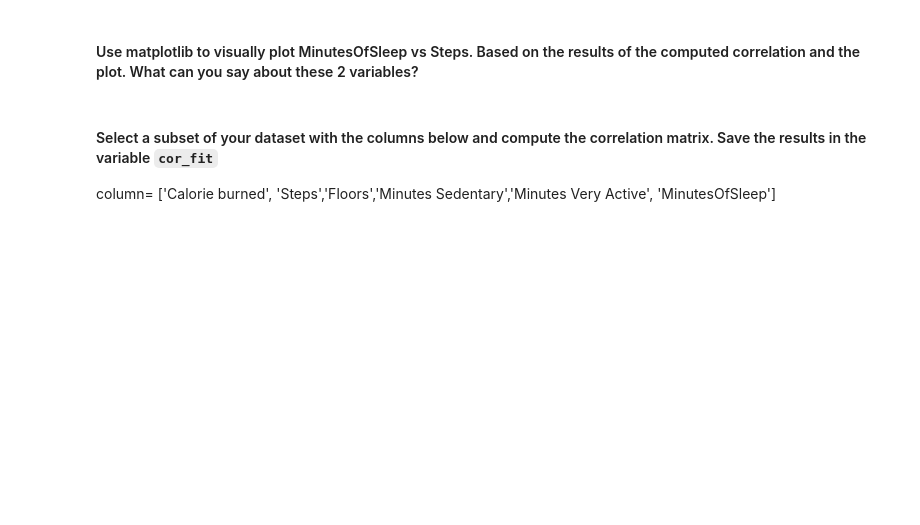
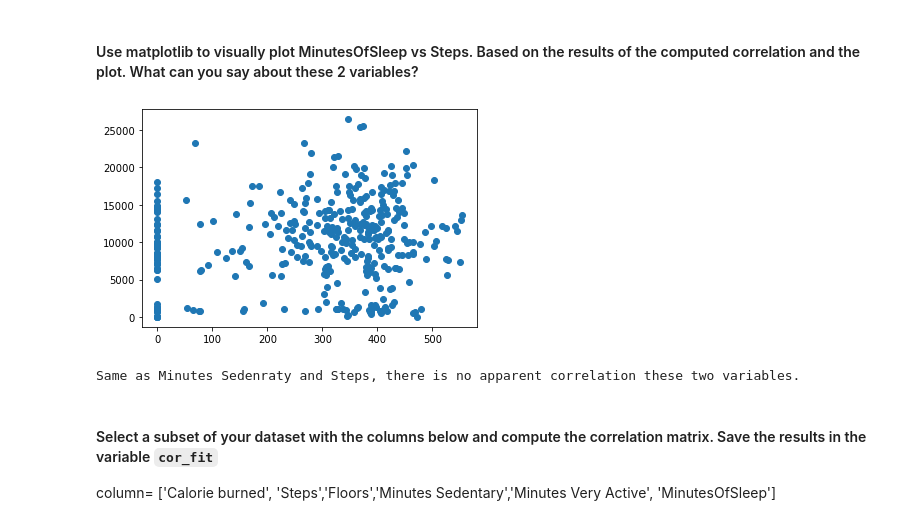
Before and after one commit to ta-data-lis/lab-pivot-table-and-correlation, a Jupyter notebook: your_code/main.ipynb, the cells around one changed output. Drawn from its saved outputs; the diff is of its cells as text; code cells hidden in the pictures; blank space fills up the shorter version.

```diff
--- a/your_code/main.ipynb
+++ b/your_code/main.ipynb
@@ -221,3 +275,11 @@ Hint: Use Pandas functions from previous lectures.
+# %%
+# your answer here
+plt.scatter(x=fitbit['MinutesOfSleep'], y=fitbit['Steps'])
+plt.show()
+print('Same as Minutes Sedenraty and Steps, there is no apparent correlation these two variables.')
+# %% [output]
+[figure, added]
+Same as Minutes Sedenraty and Steps, there is no apparent correlation these two variables.
 # %% [markdown]
 #### Select a subset of your dataset with the columns below and compute the correlation matrix. Save the results in the variable `cor_fit`
 column= ['Calorie burned', 'Steps','Floors','Minutes Sedentary','Minutes Very Active', 'MinutesOfSleep']
```
Also changed, not shown: parts of 16 cells of this notebook.
